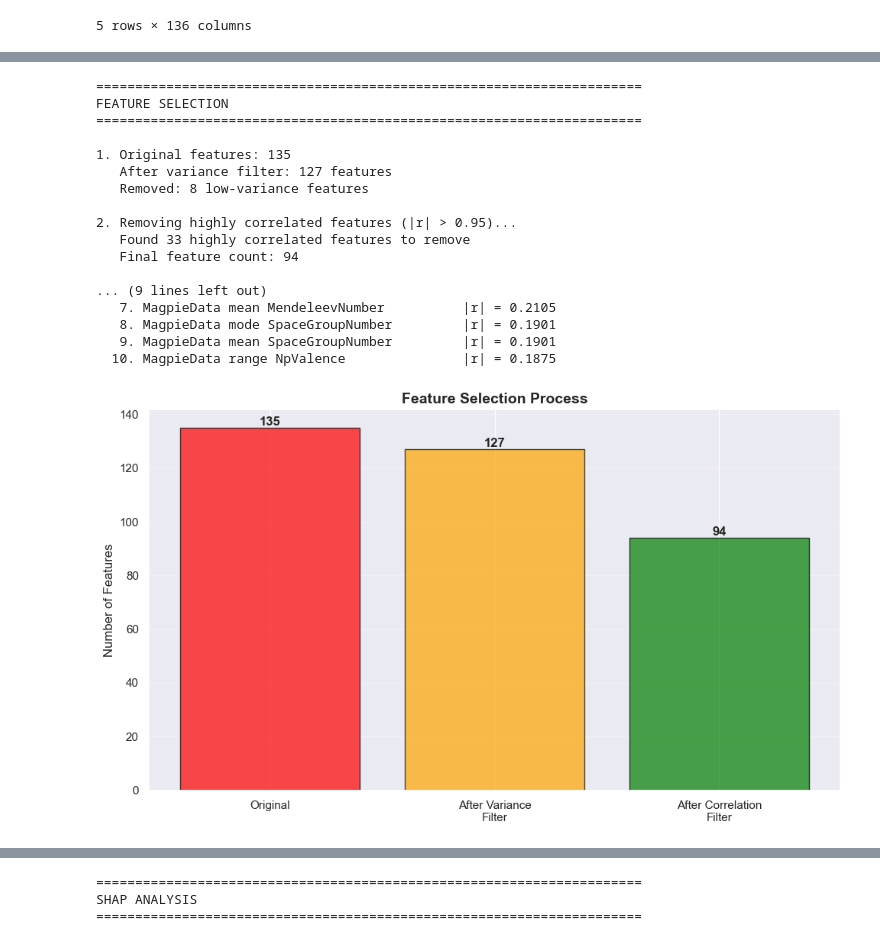
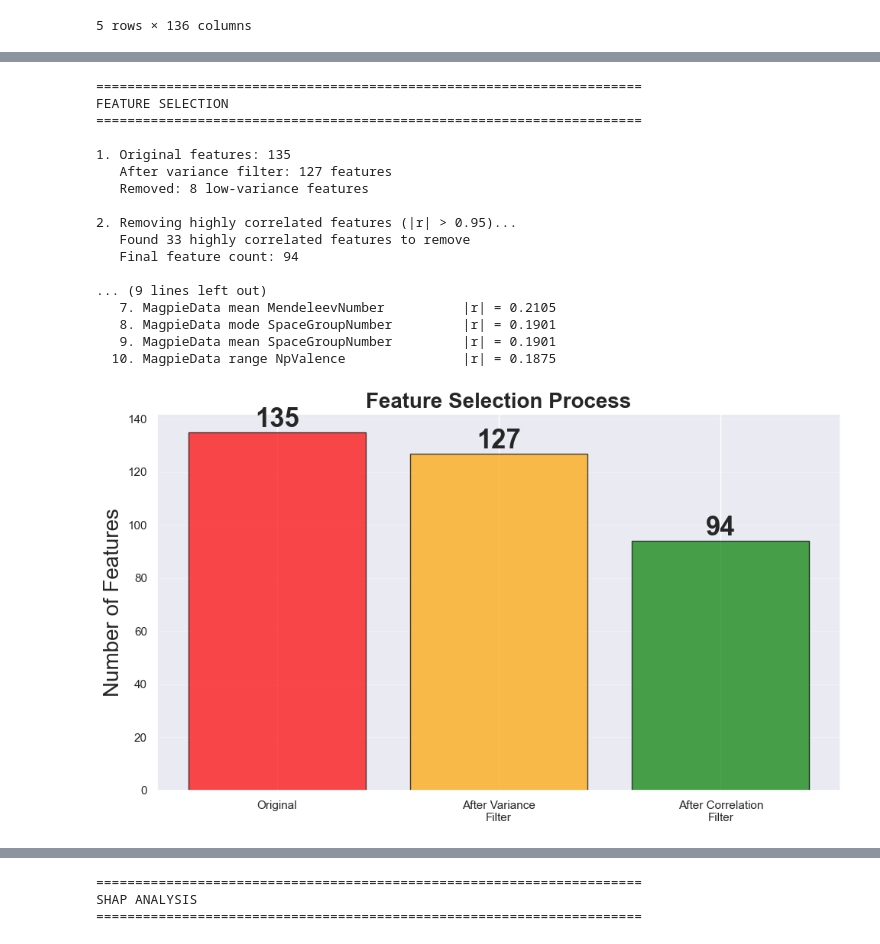
Before and after one commit to AttackOnBreakfast/cmse492_project, a Jupyter notebook: notebooks/exploratory/materials_eda.ipynb, the cells around one changed output, grey strips where cells are left out. Drawn from its saved outputs; the diff is of its cells as text; code cells hidden in the pictures.

```diff
--- a/notebooks/exploratory/materials_eda.ipynb
+++ b/notebooks/exploratory/materials_eda.ipynb
@@ -273,39 +273,39 @@ counts = [X_original.shape[1], X_var_filtered.shape[1], X_selected.shape[1]]
 colors = ['red', 'orange', 'green']
 
 bars = ax.bar(stages, counts, color=colors, alpha=0.7, edgecolor='black')
-ax.set_ylabel('Number of Features', fontsize=12)
-ax.set_title('Feature Selection Process', fontsize=14, fontweight='bold')
+ax.set_ylabel('Number of Features', fontsize=20)
+ax.set_title('Feature Selection Process', fontsize=20, fontweight='bold')
 ax.grid(axis='y', alpha=0.3)
 
 # Add value labels
 for bar, count in zip(bars, counts):
     height = bar.get_height()
     ax.text(bar.get_x() + bar.get_width()/2., height,
             f'{int(count)}',
-            ha='center', va='bottom', fontweight='bold', fontsize=12)
+            ha='center', va='bottom', fontweight='bold', fontsize=25)
 
 plt.tight_layout()
 plt.savefig(FIG_DIR / "feature_selection.png", dpi=300)
 plt.show()
 # %% [output]
 ======================================================================
 FEATURE SELECTION
 ======================================================================
 
 1. Original features: 135
    After variance filter: 127 features
    Removed: 8 low-variance features
 
 2. Removing highly correlated features (|r| > 0.95)...
    Found 33 highly correlated features to remove
    Final feature count: 94
 
 ... (9 lines left out)
    7. MagpieData mean MendeleevNumber          |r| = 0.2105
    8. MagpieData mode SpaceGroupNumber         |r| = 0.1901
    9. MagpieData mean SpaceGroupNumber         |r| = 0.1901
   10. MagpieData range NpValence               |r| = 0.1875
-[figure, old version]
+[figure, new version]
 # %%
 # ===============================================================
 # PART D: Baseline Model - Linear Regression
```
Also changed, not shown: parts of 7 cells of this notebook, 15 other files.
